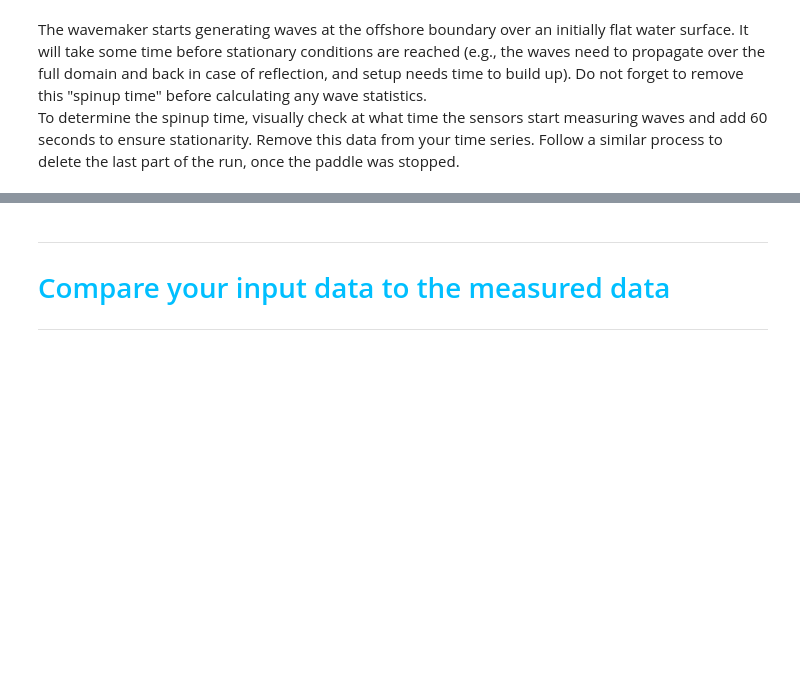
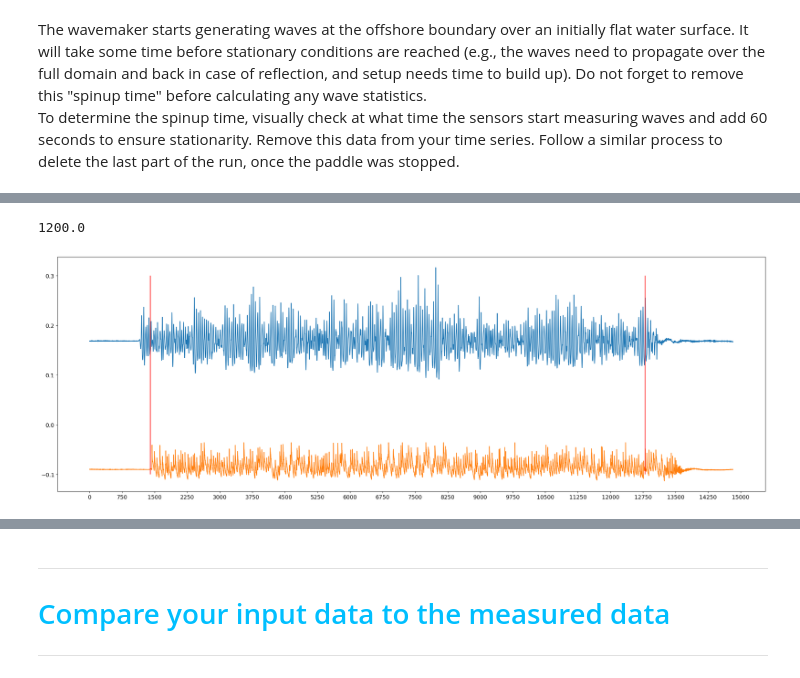
Before and after one commit to Jaapiejooo/WavesQ3, a Jupyter notebook: waveFlumeAnalysis_start.ipynb, the cells around one changed output, grey strips where cells are left out. Saved outputs shown, nothing was run; the diff lists cells and outputs as text; code cells hidden in the pictures; blank space fills up the shorter version.

```diff
--- a/waveFlumeAnalysis_start.ipynb
+++ b/waveFlumeAnalysis_start.ipynb
@@ -154,0 +193,14 @@ To determine the spinup time, visually check at what time the sensors start meas
+# %%
+plt.figure(figsize=[30,10])
+plt.plot(res['run4']['eta'][:,0])
+plt.plot(res['run4']['eta'][:,-1])
+plt.xticks(np.linspace(0, 15000, num=21));
+plt.vlines([1400,12800],-0.1,0.3,colors='red')
+
+cutoff_start.append(1400+1200)
+cutoff_end.append(12800)
+
+60/0.05
+# %% [output]
+1200.0
+[figure, added]
```
Also changed, not shown: parts of 10 cells of this notebook.
